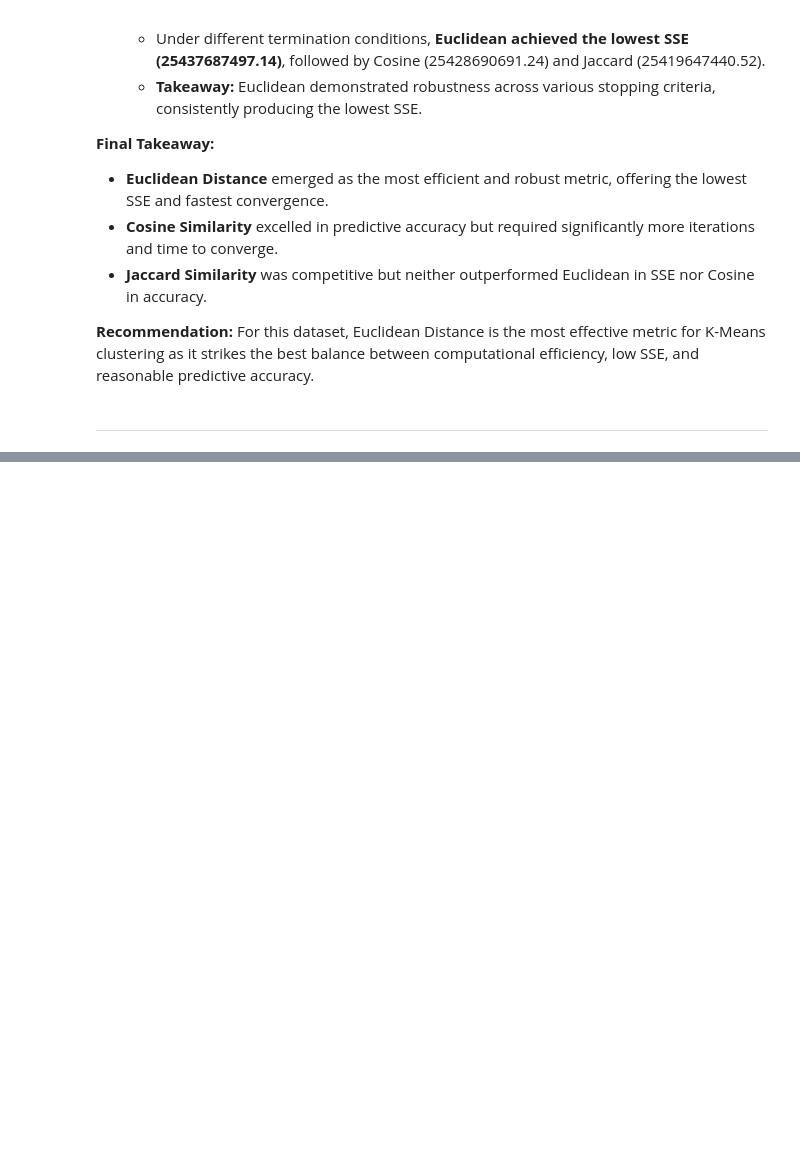
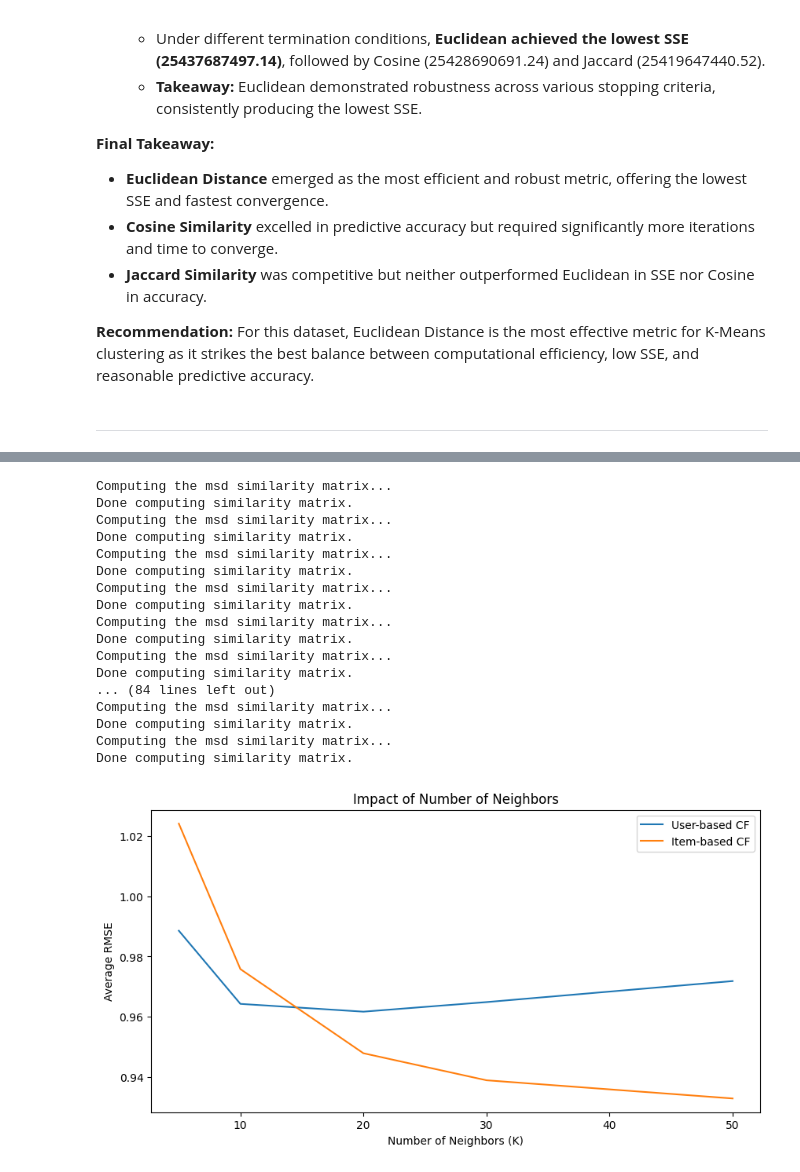
Before and after one commit to sriranjan06/Clustering-Recommendation-Pipeline, a Jupyter notebook: Homework3.ipynb, the cells around one changed output, grey strips where cells are left out. Cells and saved outputs as stored; diff of their text form; code cells hidden in the pictures; blank space fills up the shorter version.

```diff
--- a/Homework3.ipynb
+++ b/Homework3.ipynb
@@ -338,0 +575,43 @@ Ans: Based on the analysis conducted in Q1 through Q4, the following observation
+# %%
+# Varying number of neighbors
+neighbors = [5, 10, 20, 30, 50]
+user_rmse_neighbors = []
+item_rmse_neighbors = []
+
+for k in neighbors:
+    user_cf_neighbors = KNNBasic(k=k, sim_options={'user_based': True})
+    user_results = cross_validate(user_cf_neighbors, data, measures=['RMSE'], cv=5, verbose=False)
+    user_rmse_neighbors.append(user_results['test_rmse'].mean())
+
+    item_cf_neighbors = KNNBasic(k=k, sim_options={'user_based': False})
+    item_results = cross_validate(item_cf_neighbors, data, measures=['RMSE'], cv=5, verbose=False)
+    item_rmse_neighbors.append(item_results['test_rmse'].mean())
+
+# Plot results
+plt.figure(figsize=(10, 5))
+plt.plot(neighbors, user_rmse_neighbors, label='User-based CF')
+plt.plot(neighbors, item_rmse_neighbors, label='Item-based CF')
+plt.title('Impact of Number of Neighbors')
+plt.xlabel('Number of Neighbors (K)')
+plt.ylabel('Average RMSE')
+plt.legend()
+plt.show()
+# %% [output]
+Computing the msd similarity matrix...
+Done computing similarity matrix.
+Computing the msd similarity matrix...
+Done computing similarity matrix.
+Computing the msd similarity matrix...
+Done computing similarity matrix.
+Computing the msd similarity matrix...
+Done computing similarity matrix.
+Computing the msd similarity matrix...
+Done computing similarity matrix.
+Computing the msd similarity matrix...
+Done computing similarity matrix.
+... (84 lines left out)
+Computing the msd similarity matrix...
+Done computing similarity matrix.
+Computing the msd similarity matrix...
+Done computing similarity matrix.
+[figure, added]
```
Also changed, not shown: parts of 19 cells of this notebook.
